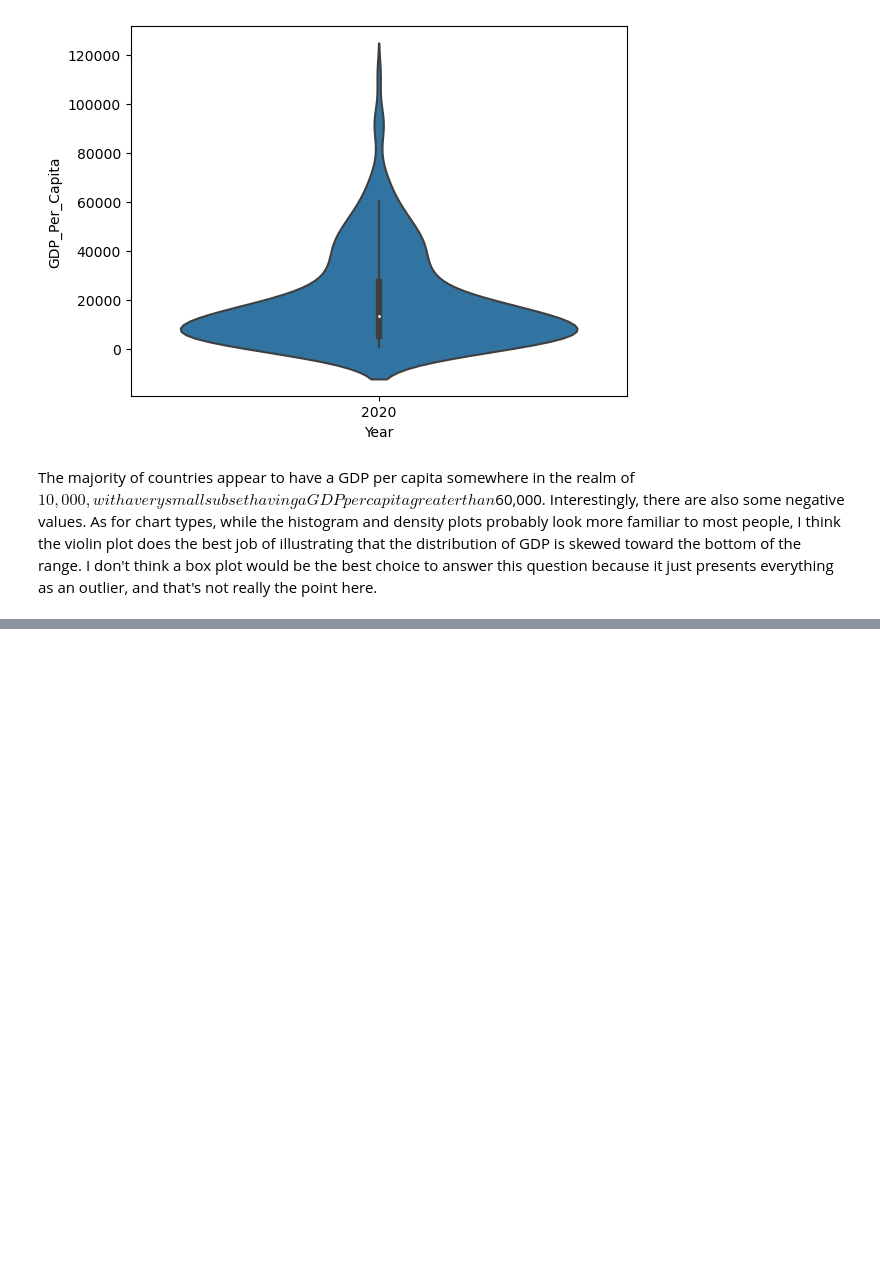
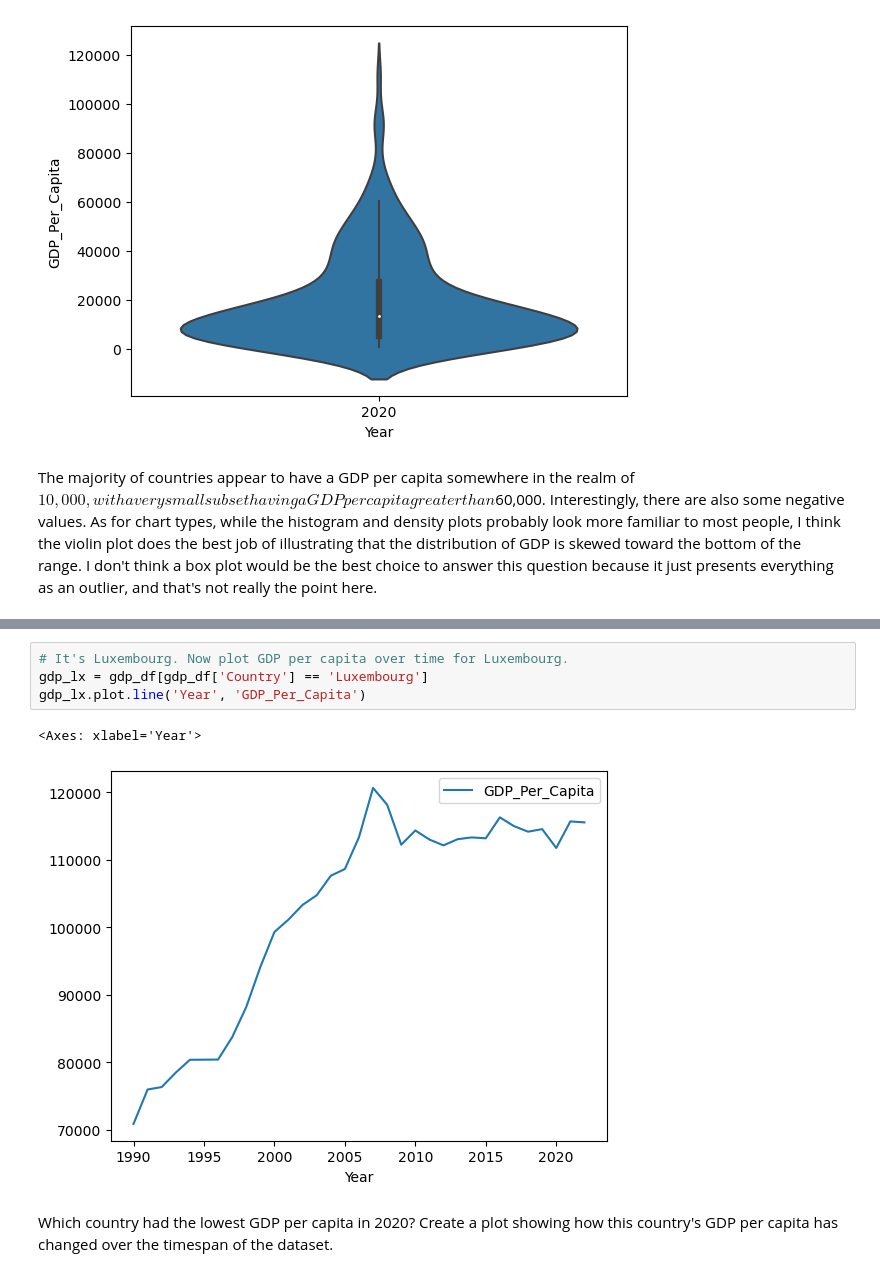
Before and after one commit to NSS-Data-Analytics-Cohort-10/gdp-and-internet-usage-jchabinec, a Jupyter notebook: notebooks/gdp_and_internet_usage.ipynb, the cells around one changed output, grey strips where cells are left out. Saved outputs shown, nothing was run; the diff lists cells and outputs as text; blank space fills up the shorter version.

```diff
--- a/notebooks/gdp_and_internet_usage.ipynb
+++ b/notebooks/gdp_and_internet_usage.ipynb
@@ -149,0 +170,9 @@ Generally, GDP per capita has increased over time. This is most evident in eithe
+# %%
+# It's Luxembourg. Now plot GDP per capita over time for Luxembourg.
+gdp_lx = gdp_df[gdp_df['Country'] == 'Luxembourg']
+gdp_lx.plot.line('Year', 'GDP_Per_Capita')
+# %% [output]
+<Axes: xlabel='Year'>
+[figure, added]
+# %% [markdown]
+Which country had the lowest GDP per capita in 2020? Create a plot showing how this country's GDP per capita has changed over the timespan of the dataset.
```
Also changed, not shown: parts of 33 cells of this notebook.
